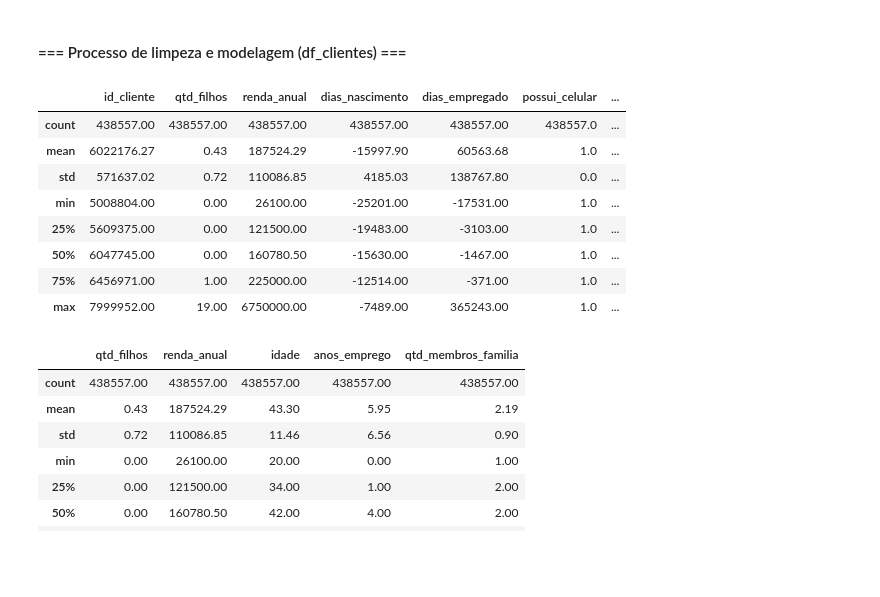
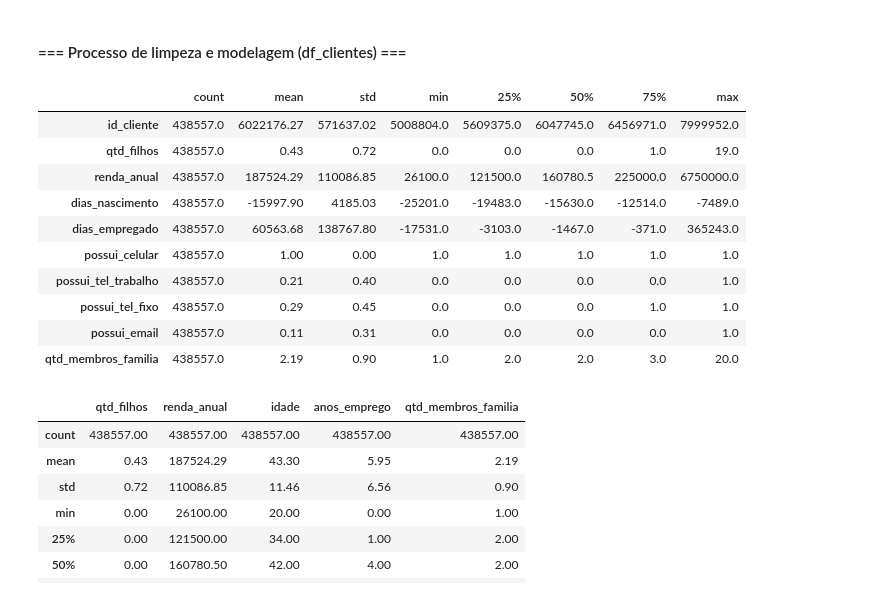
Before and after one commit to edu-roquette/credit-risk-predictor, a Jupyter notebook: credit_risk_model.ipynb, the cells around one changed output. Saved outputs shown, nothing was run; the diff lists cells and outputs as text; code cells hidden in the pictures; blank space fills up the shorter version.

```diff
--- a/credit_risk_model.ipynb
+++ b/credit_risk_model.ipynb
@@ -316,17 +323,19 @@ display(df_clientes.head())
 # %%
 #FAZENDO DESCRIBE DO df_clientes PARA VERIFICAR AS ESTATÍSTICAS DESCRITIVAS
 
-df_clientes.describe().round(2)
+df_clientes.describe().round(2).T
 # %% [output]
-|  | id_cliente | qtd_filhos | renda_anual | dias_nascimento | dias_empregado | possui_celular | ... |
-| count | 438557.00 | 438557.00 | 438557.00 | 438557.00 | 438557.00 | 438557.0 | ... |
-| mean | 6022176.27 | 0.43 | 187524.29 | -15997.90 | 60563.68 | 1.0 | ... |
-| std | 571637.02 | 0.72 | 110086.85 | 4185.03 | 138767.80 | 0.0 | ... |
-| min | 5008804.00 | 0.00 | 26100.00 | -25201.00 | -17531.00 | 1.0 | ... |
-| 25% | 5609375.00 | 0.00 | 121500.00 | -19483.00 | -3103.00 | 1.0 | ... |
-| 50% | 6047745.00 | 0.00 | 160780.50 | -15630.00 | -1467.00 | 1.0 | ... |
-| 75% | 6456971.00 | 1.00 | 225000.00 | -12514.00 | -371.00 | 1.0 | ... |
-| max | 7999952.00 | 19.00 | 6750000.00 | -7489.00 | 365243.00 | 1.0 | ... |
+|  | count | mean | std | min | 25% | 50% | 75% | max |
+| id_cliente | 438557.0 | 6022176.27 | 571637.02 | 5008804.0 | 5609375.0 | 6047745.0 | 6456971.0 | 7999952.0 |
+| qtd_filhos | 438557.0 | 0.43 | 0.72 | 0.0 | 0.0 | 0.0 | 1.0 | 19.0 |
+| renda_anual | 438557.0 | 187524.29 | 110086.85 | 26100.0 | 121500.0 | 160780.5 | 225000.0 | 6750000.0 |
+| dias_nascimento | 438557.0 | -15997.90 | 4185.03 | -25201.0 | -19483.0 | -15630.0 | -12514.0 | -7489.0 |
+| dias_empregado | 438557.0 | 60563.68 | 138767.80 | -17531.0 | -3103.0 | -1467.0 | -371.0 | 365243.0 |
+| possui_celular | 438557.0 | 1.00 | 0.00 | 1.0 | 1.0 | 1.0 | 1.0 | 1.0 |
+| possui_tel_trabalho | 438557.0 | 0.21 | 0.40 | 0.0 | 0.0 | 0.0 | 0.0 | 1.0 |
+| possui_tel_fixo | 438557.0 | 0.29 | 0.45 | 0.0 | 0.0 | 0.0 | 1.0 | 1.0 |
+| possui_email | 438557.0 | 0.11 | 0.31 | 0.0 | 0.0 | 0.0 | 0.0 | 1.0 |
+| qtd_membros_familia | 438557.0 | 2.19 | 0.90 | 1.0 | 2.0 | 2.0 | 3.0 | 20.0 |
 # %%
 # CRIAÇÃO DE COLUNAS IDADE, ESTA_EMPREGADO E ANOS_EMPREGO COM UTILIZAÇÃO DO MÉTODO CLIP PARA TRATAMENTO DA FLAG APOSENTADOS E DESEMPREGADOS
 
```
Also changed, not shown: parts of 11 cells of this notebook, 1 other file.
